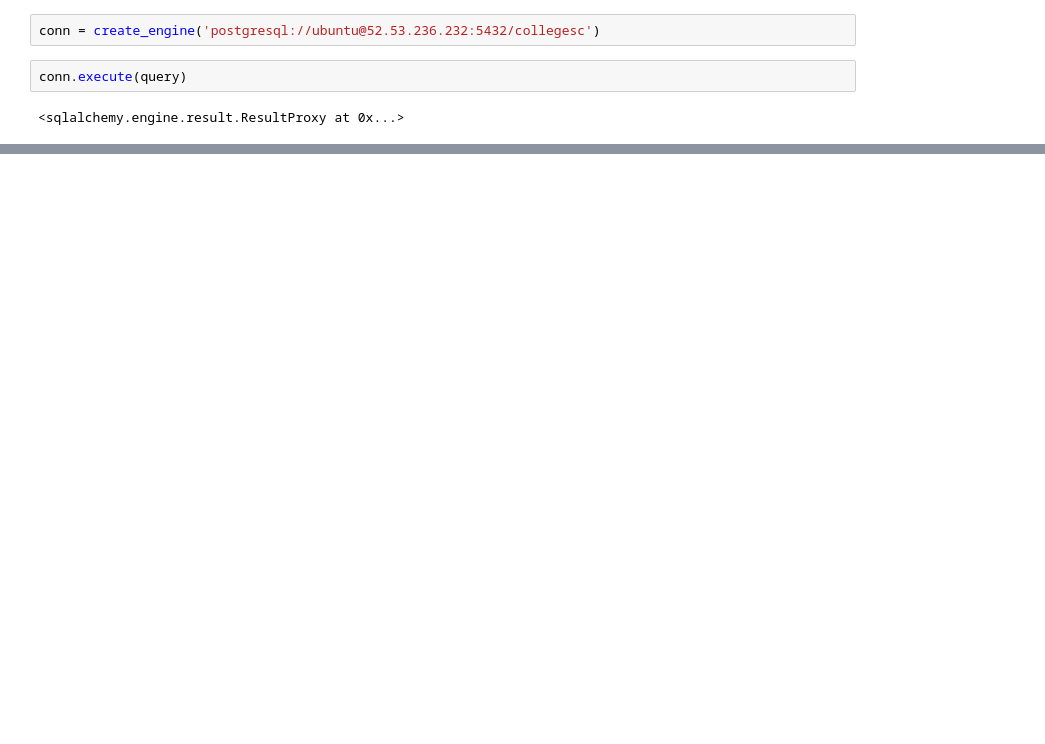
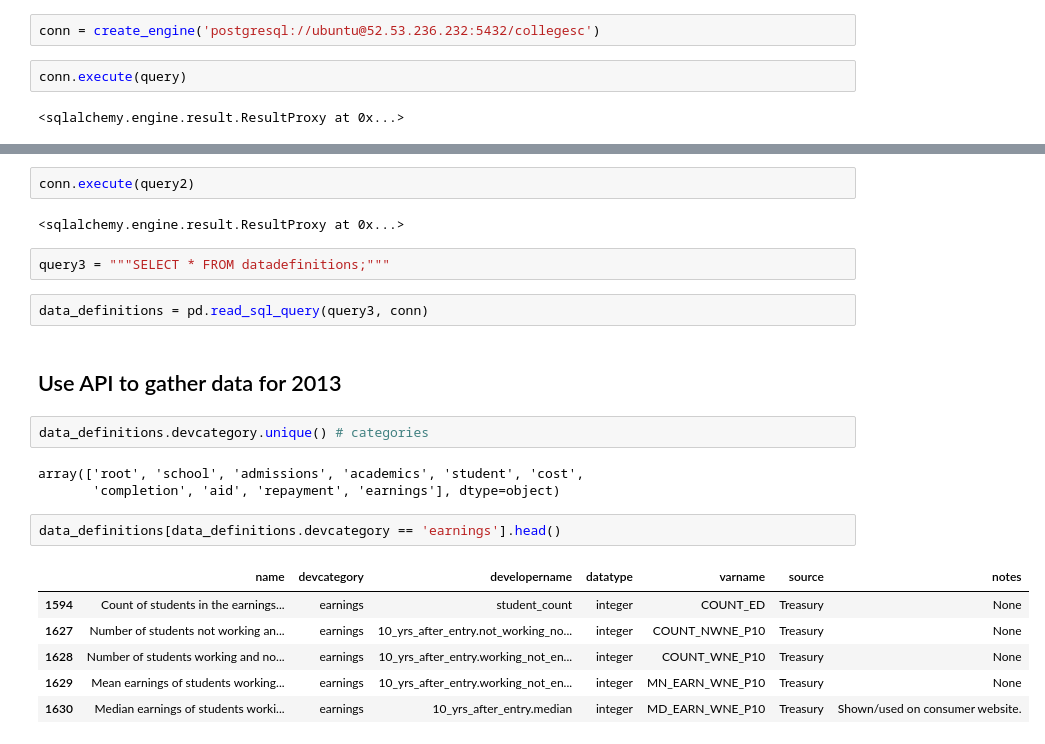
Before and after one commit to aawiegel/CollegeClassification, a Jupyter notebook: DatabaseCreation.ipynb, the cells around one changed output, grey strips where cells are left out. Cells and saved outputs as stored; diff of their text form; blank space fills up the shorter version.

```diff
--- a/DatabaseCreation.ipynb
+++ b/DatabaseCreation.ipynb
@@ -196,0 +112,24 @@ req.json()['results']
+# %%
+conn.execute(query2)
+# %% [output]
+<sqlalchemy.engine.result.ResultProxy at 0x...>
+# %%
+query3 = """SELECT * FROM datadefinitions;"""
+# %%
+data_definitions = pd.read_sql_query(query3, conn)
+# %% [markdown]
+## Use API to gather data for 2013
+# %%
+data_definitions.devcategory.unique() # categories
+# %% [output]
+array(['root', 'school', 'admissions', 'academics', 'student', 'cost',
+       'completion', 'aid', 'repayment', 'earnings'], dtype=object)
+# %%
+data_definitions[data_definitions.devcategory == 'earnings'].head()
+# %% [output]
+|  | name | devcategory | developername | datatype | varname | source | notes |
+| 1594 | Count of students in the earnings... | earnings | student_count | integer | COUNT_ED | Treasury | None |
+| 1627 | Number of students not working an... | earnings | 10_yrs_after_entry.not_working_no... | integer | COUNT_NWNE_P10 | Treasury | None |
+| 1628 | Number of students working and no... | earnings | 10_yrs_after_entry.working_not_en... | integer | COUNT_WNE_P10 | Treasury | None |
+| 1629 | Mean earnings of students working... | earnings | 10_yrs_after_entry.working_not_en... | integer | MN_EARN_WNE_P10 | Treasury | None |
+| 1630 | Median earnings of students worki... | earnings | 10_yrs_after_entry.median | integer | MD_EARN_WNE_P10 | Treasury | Shown/used on consumer website. |
```
Also changed, not shown: parts of 39 cells of this notebook.
